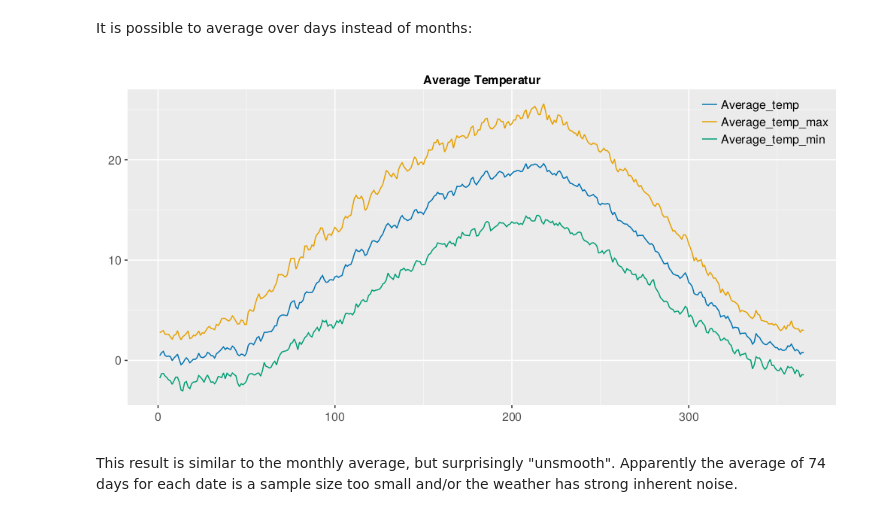
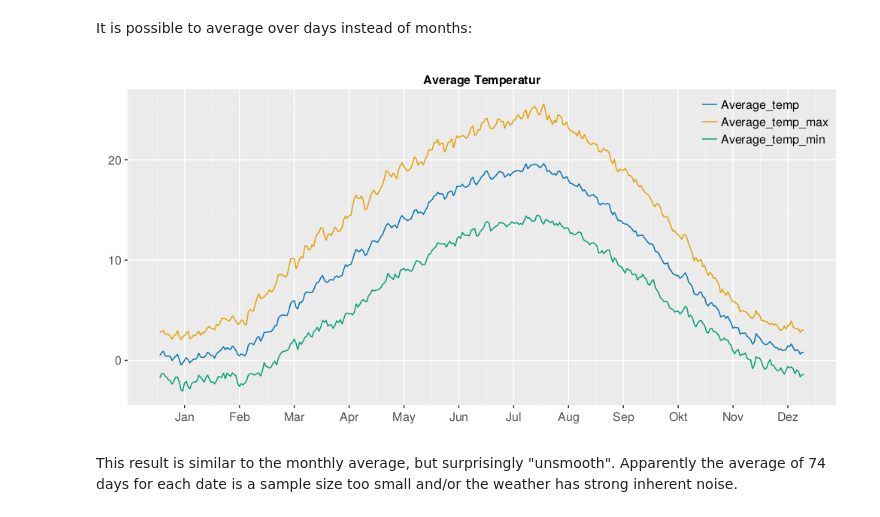
Before and after one commit to AndreasKuhn-ak/WS2022_Julia, a Jupyter notebook: Part_8_Data_Analysis/Julia_Data_Analysis.ipynb, the cells around one changed output. Cells and saved outputs as stored; diff of their text form; code cells hidden in the pictures.

```diff
--- a/Part_8_Data_Analysis/Julia_Data_Analysis.ipynb
+++ b/Part_8_Data_Analysis/Julia_Data_Analysis.ipynb
@@ -35,5 +35,5 @@ The first step is to import the data in the file dc.csv as a `DataFrame` using t
 # %%
-data = DataFrame(CSV.File("dc.csv"))
+data = DataFrame(CSV.File("dc.csv",normalizenames = true))
 # %% [output]
 27062×11 DataFrame
 27037 rows omitted
@@ -519,18 +530,18 @@ It is possible to average over days instead of months:
 # %%
 temp_per_day = @chain data begin
     groupby(:monthday)
     @combine(:avg_temp = mean(:temp),:avg_temp_max = mean(:temp_max),:avg_temp_min = mean(:temp_min),:avg_humi = mean(:humidity))
 end
 
 f17 = Figure(resolution = ( 1000,500))
-ax17_1 = Axis(f17[1, 1],title = "Average Temperatur")
+ax17_1 = Axis(f17[1, 1],title = "Average Temperatur",xticks = (15:31:365, months  ))
 line17_1_1 = lines!(ax17_1, temp_per_day.avg_temp, label = "Average_temp")
 line17_1_2 = lines!(ax17_1, temp_per_day.avg_temp_max, label = "Average_temp_max")
 line17_1_2 = lines!(ax17_1, temp_per_day.avg_temp_min, label = "Average_temp_min")
 axislegend(ax17_1)
 f17
 # %% [output]
-[figure, old version]
+[figure, new version]
 # %% [markdown]
 This result is similar to the monthly average, but surprisingly "unsmooth". Apparently the average of 74 days for each date is a sample size too small and/or the weather has strong inherent noise.
 # %% [markdown]
```
Also changed, not shown: parts of 27 cells of this notebook, 10 other files.
